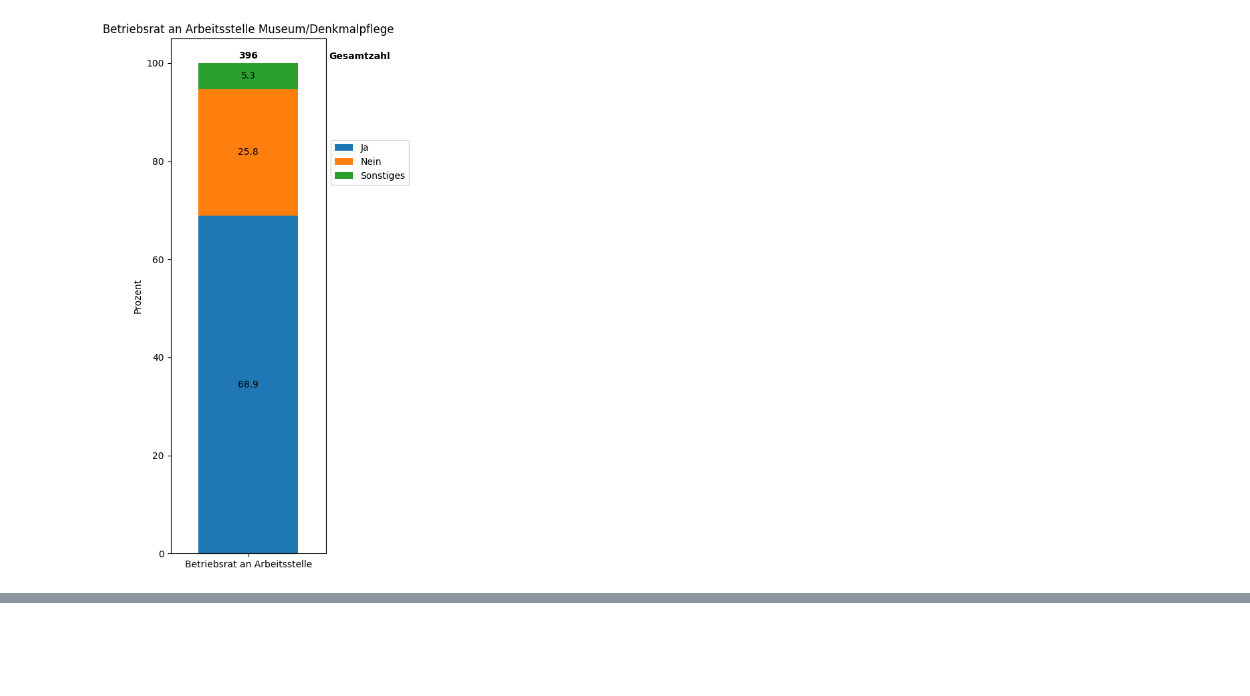
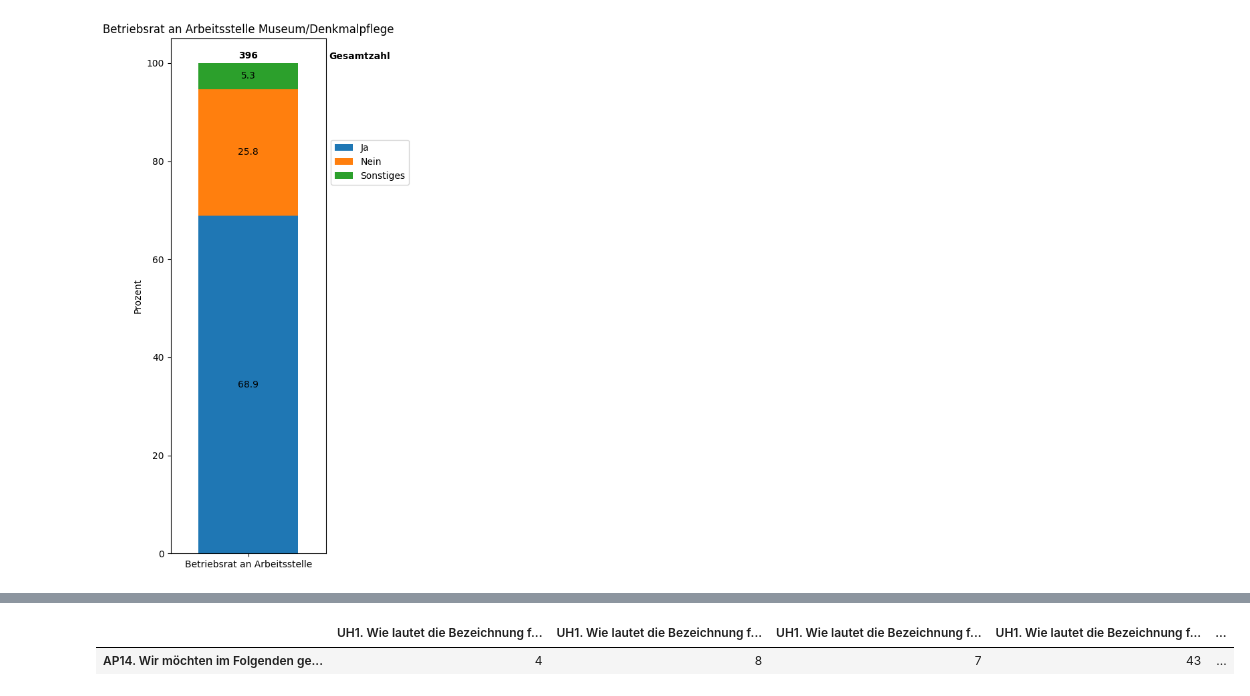
Before and after one commit to michaelgerloff/Survey_working_conditions_art_history, a Jupyter notebook: notebooks/02_Correlation_Analysis.ipynb, the cells around one changed output, grey strips where cells are left out. Saved outputs shown, nothing was run; the diff lists cells and outputs as text; code cells hidden in the pictures; blank space fills up the shorter version.

```diff
--- a/notebooks/02_Correlation_Analysis.ipynb
+++ b/notebooks/02_Correlation_Analysis.ipynb
@@ -1242,0 +1275,7 @@ fig.savefig('../reports/figures/M_05_Betriebsrat.png', bbox_inches='tight', dpi=
+# %%
+# remove those columns that have have only zeroes
+temp_df = temp_df.loc[:, (temp_df != 0).any(axis=0)]
+temp_df
+# %% [output]
+|  | UH1. Wie lautet die Bezeichnung f... | UH1. Wie lautet die Bezeichnung f... | UH1. Wie lautet die Bezeichnung f... | UH1. Wie lautet die Bezeichnung f... | ... |
+| AP14. Wir möchten im Folgenden ge... | 4 | 8 | 7 | 43 | ... |
```
Also changed, not shown: parts of 13 cells of this notebook, 1 other file.
